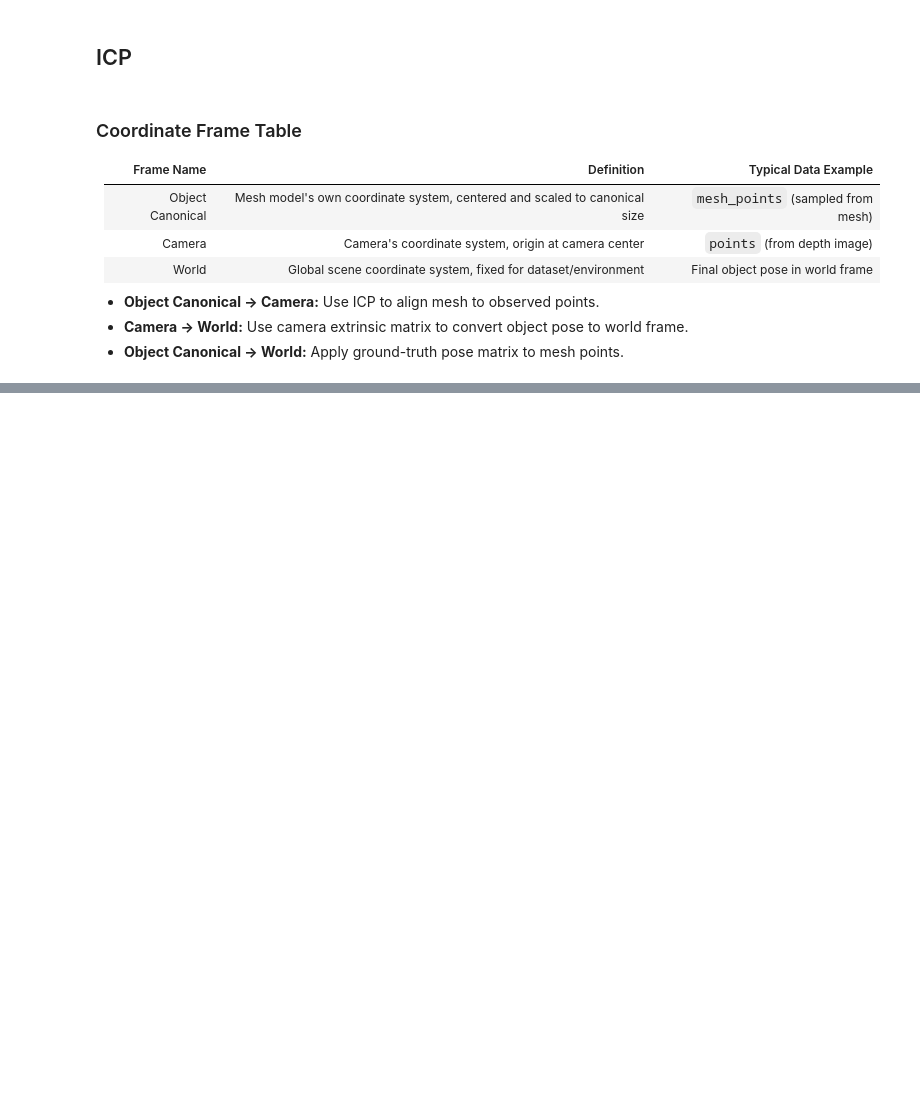
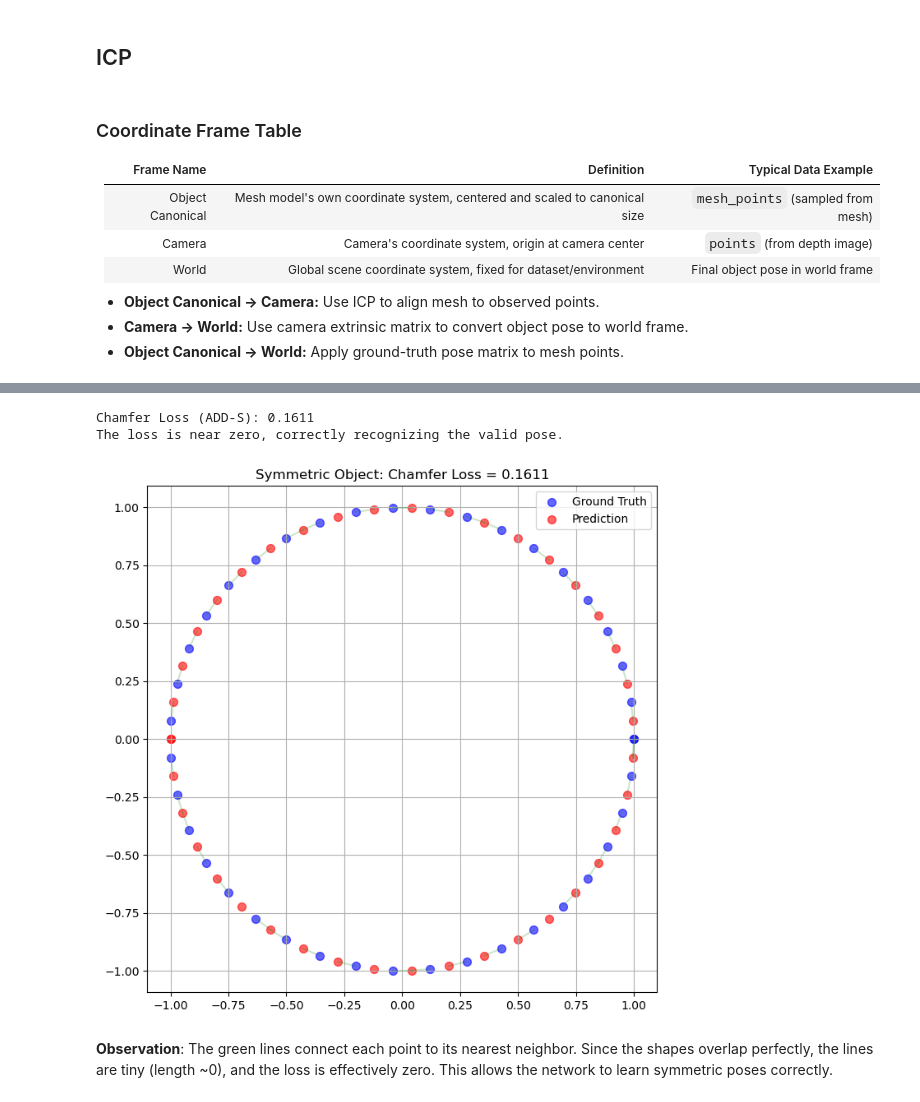
Before and after one commit to NUMPYFFT/6D-pose-est, a Jupyter notebook: see_data.ipynb, the cells around one changed output, grey strips where cells are left out. Saved outputs shown, nothing was run; the diff lists cells and outputs as text; code cells hidden in the pictures; blank space fills up the shorter version.

```diff
--- a/see_data.ipynb
+++ b/see_data.ipynb
@@ -172,0 +353,26 @@ Image.open("./testing_data_pose_filtered/testing_data/v2.2/1-1-1_color_kinect.pn
+# %%
+def chamfer_distance_demo(p1, p2):
+    # p1, p2: (N, 2)
+    dists = torch.cdist(p1.unsqueeze(0), p2.unsqueeze(0)).squeeze(0) # (N, N) matrix
+
+    # Distance from p1 to nearest in p2
+    min_dist1, _ = torch.min(dists, dim=1)
+
+    # Distance from p2 to nearest in p1
+    min_dist2, _ = torch.min(dists, dim=0)
+
+    return torch.mean(min_dist1) + torch.mean(min_dist2)
+
+# Calculate Chamfer Loss
+chamfer_loss = chamfer_distance_demo(pred_points_sym, gt_points_sym)
+
+print(f"Chamfer Loss (ADD-S): {chamfer_loss.item():.4f}")
+print("The loss is near zero, correctly recognizing the valid pose.")
+
+plot_point_clouds(gt_points_sym, pred_points_sym, f"Symmetric Object: Chamfer Loss = {chamfer_loss:.4f}", loss_type="Chamfer")
+# %% [output]
+Chamfer Loss (ADD-S): 0.1611
+The loss is near zero, correctly recognizing the valid pose.
+[figure, added]
+# %% [markdown]
+**Observation**: The green lines connect each point to its nearest neighbor. Since the shapes overlap perfectly, the lines are tiny (length ~0), and the loss is effectively zero. This allows the network to learn symmetric poses correctly.
```
Also changed, not shown: parts of 16 cells of this notebook, 18 other files.
